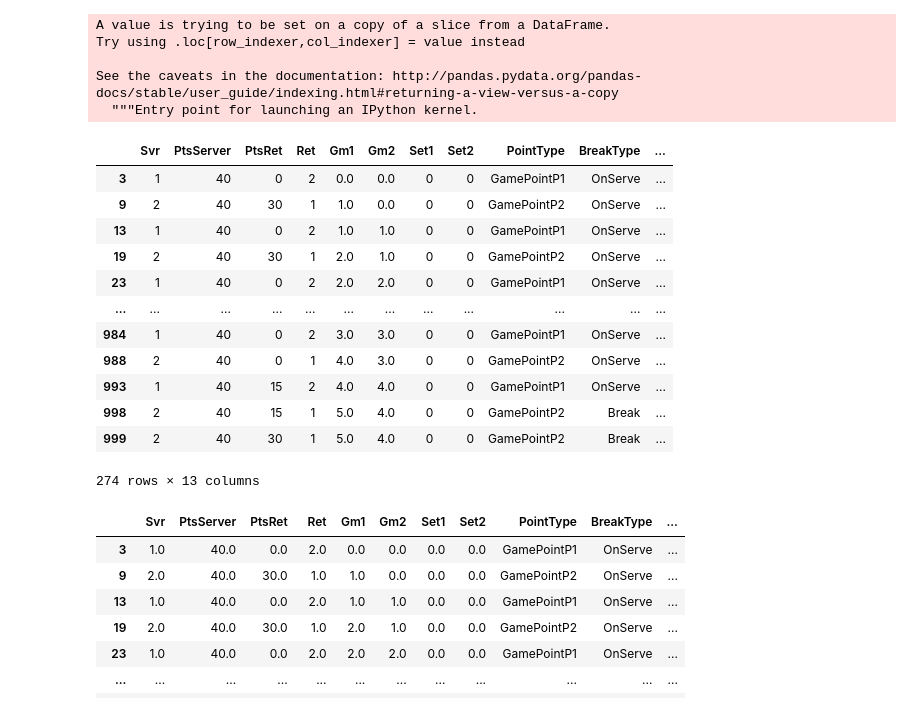
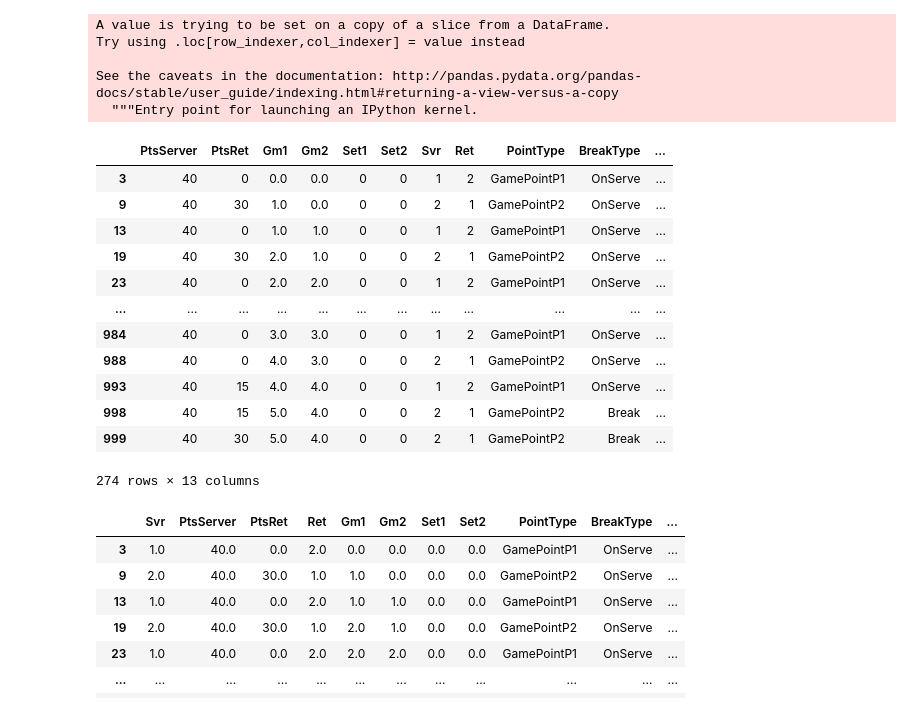
Before and after one commit to wjia26/TennisAnalytics, a Jupyter notebook: TennisExploratoryAnalysis.ipynb, the cells around one changed output. Drawn from its saved outputs; the diff is of its cells as text; code cells hidden in the pictures.

```diff
--- a/TennisExploratoryAnalysis.ipynb
+++ b/TennisExploratoryAnalysis.ipynb
@@ -275,21 +275,21 @@ Try using .loc[row_indexer,col_indexer] = value instead
 See the caveats in the documentation: http://pandas.pydata.org/pandas-docs/stable/user_guide/indexing.html#returning-a-view-versus-a-copy
   """Entry point for launching an IPython kernel.
 # %%
-stuff=['Svr','PtsServer','PtsRet','Ret','Gm1','Gm2','Set1','Set2','PointType','BreakType','PtWinner','PtsAfter','ClutchFactor']
+stuff=['PtsServer','PtsRet','Gm1','Gm2','Set1','Set2','Svr','Ret','PointType','BreakType','PtWinner','PtsAfter','ClutchFactor']
 df1[stuff]
 # %% [output]
-|  | Svr | PtsServer | PtsRet | Ret | Gm1 | Gm2 | Set1 | Set2 | PointType | BreakType | ... |
-| 3 | 1 | 40 | 0 | 2 | 0.0 | 0.0 | 0 | 0 | GamePointP1 | OnServe | ... |
-| 9 | 2 | 40 | 30 | 1 | 1.0 | 0.0 | 0 | 0 | GamePointP2 | OnServe | ... |
-| 13 | 1 | 40 | 0 | 2 | 1.0 | 1.0 | 0 | 0 | GamePointP1 | OnServe | ... |
-| 19 | 2 | 40 | 30 | 1 | 2.0 | 1.0 | 0 | 0 | GamePointP2 | OnServe | ... |
-| 23 | 1 | 40 | 0 | 2 | 2.0 | 2.0 | 0 | 0 | GamePointP1 | OnServe | ... |
+|  | PtsServer | PtsRet | Gm1 | Gm2 | Set1 | Set2 | Svr | Ret | PointType | BreakType | ... |
+| 3 | 40 | 0 | 0.0 | 0.0 | 0 | 0 | 1 | 2 | GamePointP1 | OnServe | ... |
+| 9 | 40 | 30 | 1.0 | 0.0 | 0 | 0 | 2 | 1 | GamePointP2 | OnServe | ... |
+| 13 | 40 | 0 | 1.0 | 1.0 | 0 | 0 | 1 | 2 | GamePointP1 | OnServe | ... |
+| 19 | 40 | 30 | 2.0 | 1.0 | 0 | 0 | 2 | 1 | GamePointP2 | OnServe | ... |
+| 23 | 40 | 0 | 2.0 | 2.0 | 0 | 0 | 1 | 2 | GamePointP1 | OnServe | ... |
 | ... | ... | ... | ... | ... | ... | ... | ... | ... | ... | ... | ... |
-| 984 | 1 | 40 | 0 | 2 | 3.0 | 3.0 | 0 | 0 | GamePointP1 | OnServe | ... |
-| 988 | 2 | 40 | 0 | 1 | 4.0 | 3.0 | 0 | 0 | GamePointP2 | OnServe | ... |
-| 993 | 1 | 40 | 15 | 2 | 4.0 | 4.0 | 0 | 0 | GamePointP1 | OnServe | ... |
-| 998 | 2 | 40 | 15 | 1 | 5.0 | 4.0 | 0 | 0 | GamePointP2 | Break | ... |
-| 999 | 2 | 40 | 30 | 1 | 5.0 | 4.0 | 0 | 0 | GamePointP2 | Break | ... |
+| 984 | 40 | 0 | 3.0 | 3.0 | 0 | 0 | 1 | 2 | GamePointP1 | OnServe | ... |
+| 988 | 40 | 0 | 4.0 | 3.0 | 0 | 0 | 2 | 1 | GamePointP2 | OnServe | ... |
+| 993 | 40 | 15 | 4.0 | 4.0 | 0 | 0 | 1 | 2 | GamePointP1 | OnServe | ... |
+| 998 | 40 | 15 | 5.0 | 4.0 | 0 | 0 | 2 | 1 | GamePointP2 | Break | ... |
+| 999 | 40 | 30 | 5.0 | 4.0 | 0 | 0 | 2 | 1 | GamePointP2 | Break | ... |
 274 rows × 13 columns
 # %%
 filter = df1["BreakType"]=="OnServe"
```
Also changed, not shown: parts of 1 cell of this notebook.
